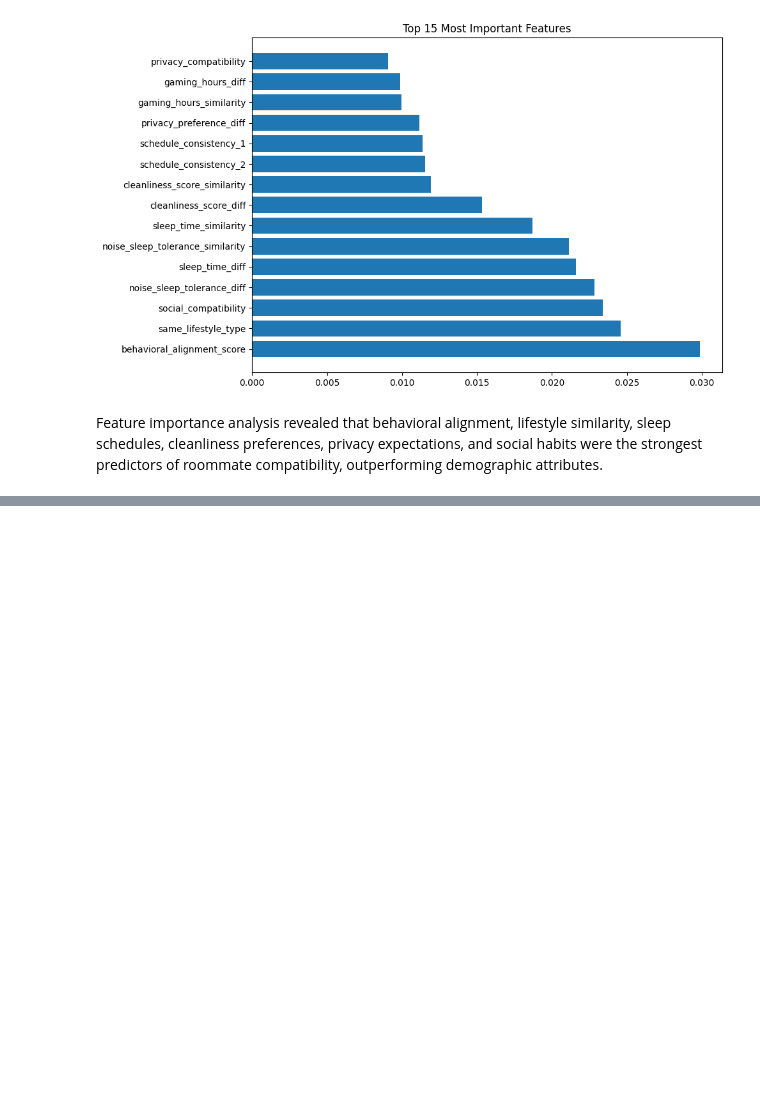
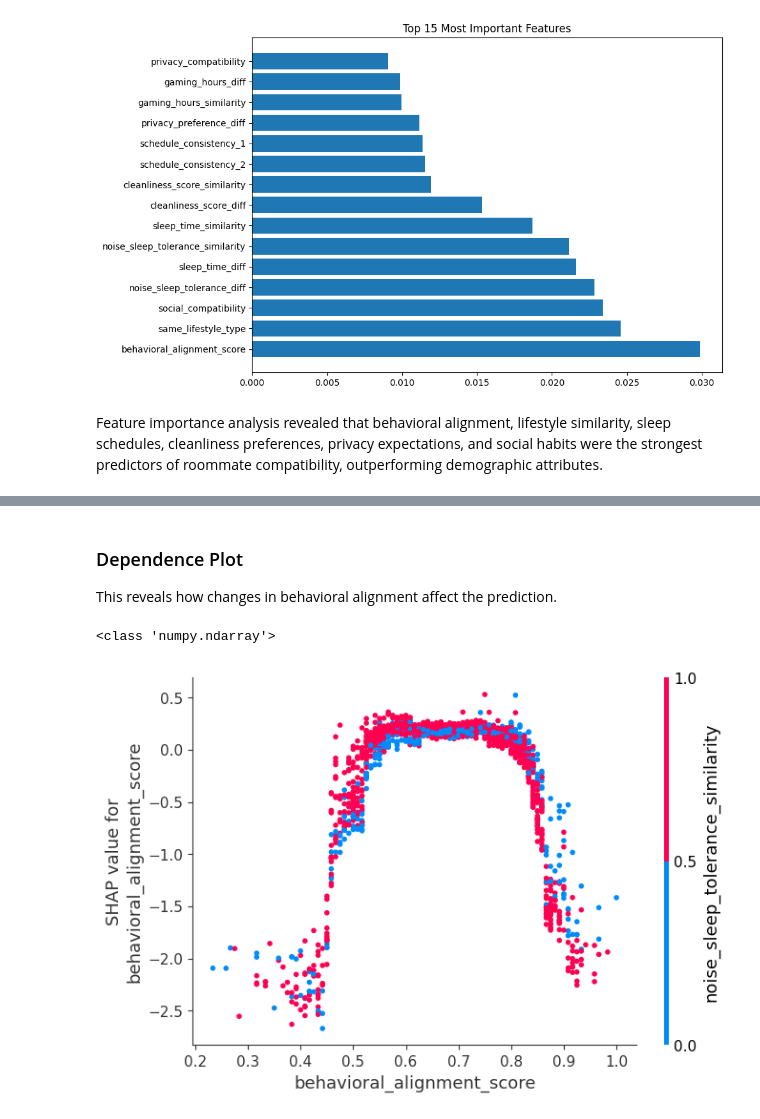
Before and after one commit to aarushiiii28/Smart-Resident-Matching-System, a Jupyter notebook: notebooks/04_model_experiments.ipynb, the cells around one changed output, grey strips where cells are left out. Saved outputs shown, nothing was run; the diff lists cells and outputs as text; code cells hidden in the pictures; blank space fills up the shorter version.

```diff
--- a/notebooks/04_model_experiments.ipynb
+++ b/notebooks/04_model_experiments.ipynb
@@ -351,0 +463,17 @@ Feature importance analysis revealed that behavioral alignment, lifestyle simila
+# %% [markdown]
+### Dependence Plot
+This reveals how changes in behavioral alignment affect the prediction.
+# %%
+print(type(shap_values))
+# %% [output]
+<class 'numpy.ndarray'>
+# %%
+class_index = 2
+
+shap.dependence_plot(
+    "behavioral_alignment_score",
+    shap_values[:, :, class_index],
+    X_test
+)
+# %% [output]
+[figure, added]
```
Also changed, not shown: parts of 62 cells of this notebook, 56 other files.
